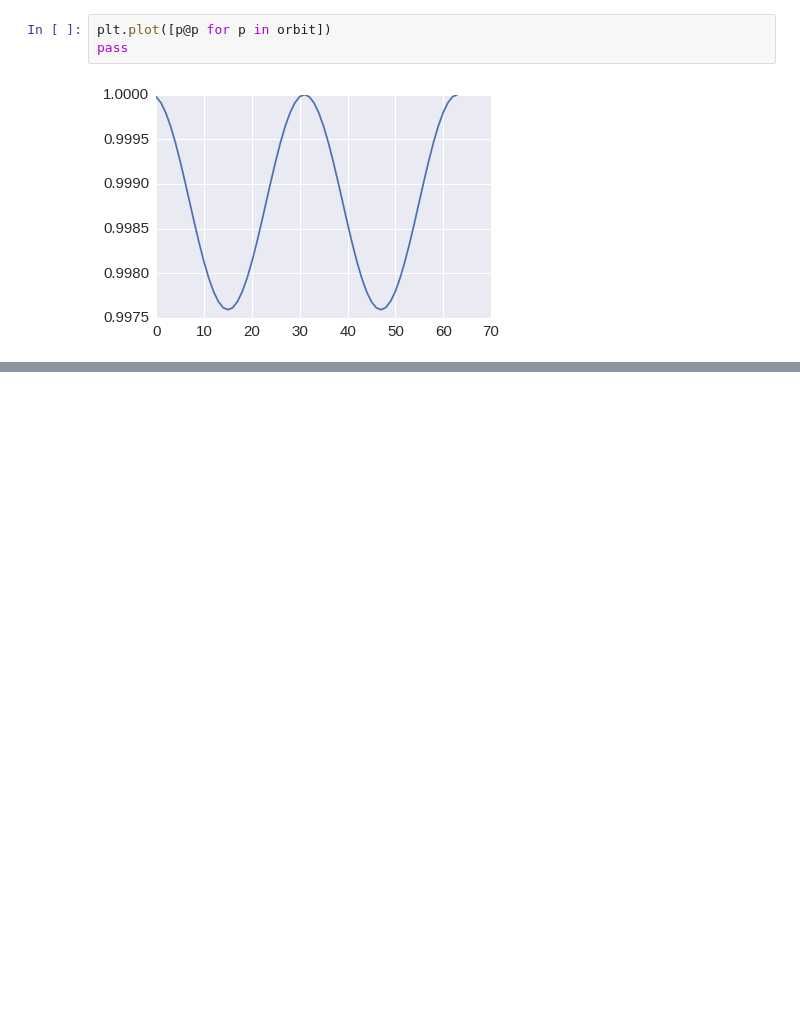
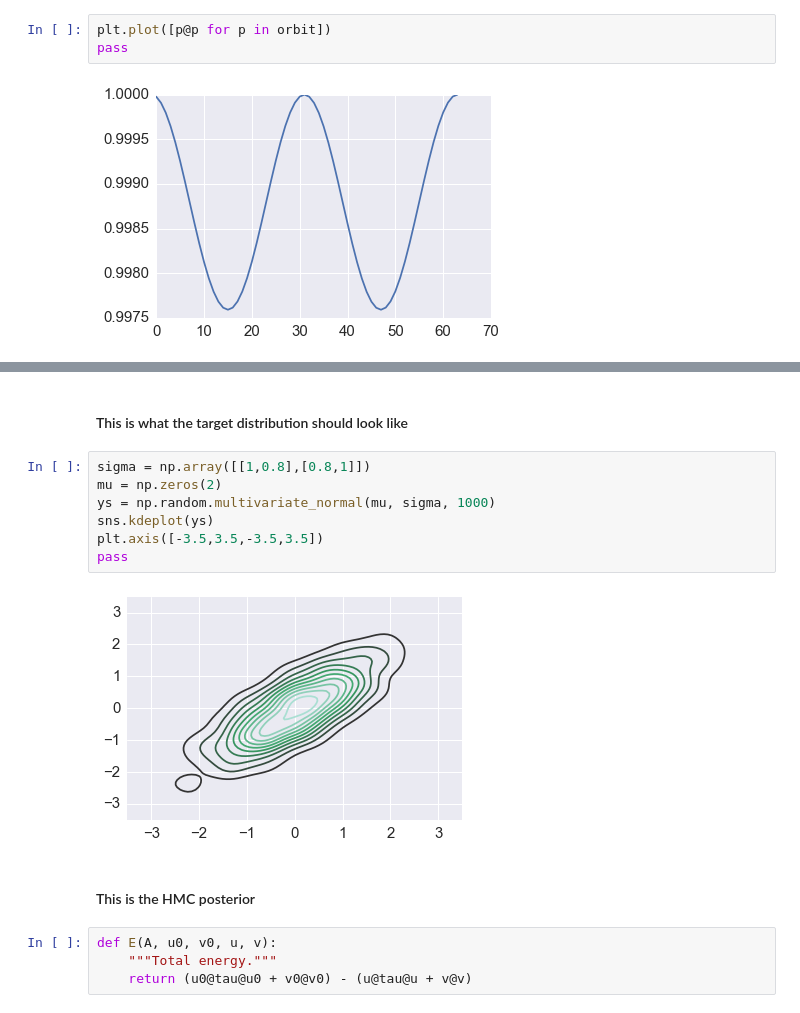
Before and after one commit to cliburn/sta-663-2016, a Jupyter notebook: lectures/AuxiliaryVariableMCMC.ipynb, the cells around one changed output, grey strips where cells are left out. Cells and saved outputs as stored; diff of their text form; blank space fills up the shorter version.

```diff
--- a/lectures/AuxiliaryVariableMCMC.ipynb
+++ b/lectures/AuxiliaryVariableMCMC.ipynb
@@ -274,0 +361,17 @@ $$
+# %% [markdown]
+#### This is what the target distribution should look like
+# %%
+sigma = np.array([[1,0.8],[0.8,1]])
+mu = np.zeros(2)
+ys = np.random.multivariate_normal(mu, sigma, 1000)
+sns.kdeplot(ys)
+plt.axis([-3.5,3.5,-3.5,3.5])
+pass
+# %% [output]
+[figure, added]
+# %% [markdown]
+#### This is the HMC posterior
+# %%
+def E(A, u0, v0, u, v):
+    """Total energy."""
+    return (u0@tau@u0 + v0@v0) - (u@tau@u + v@v)
```
Also changed, not shown: parts of 24 cells of this notebook.
